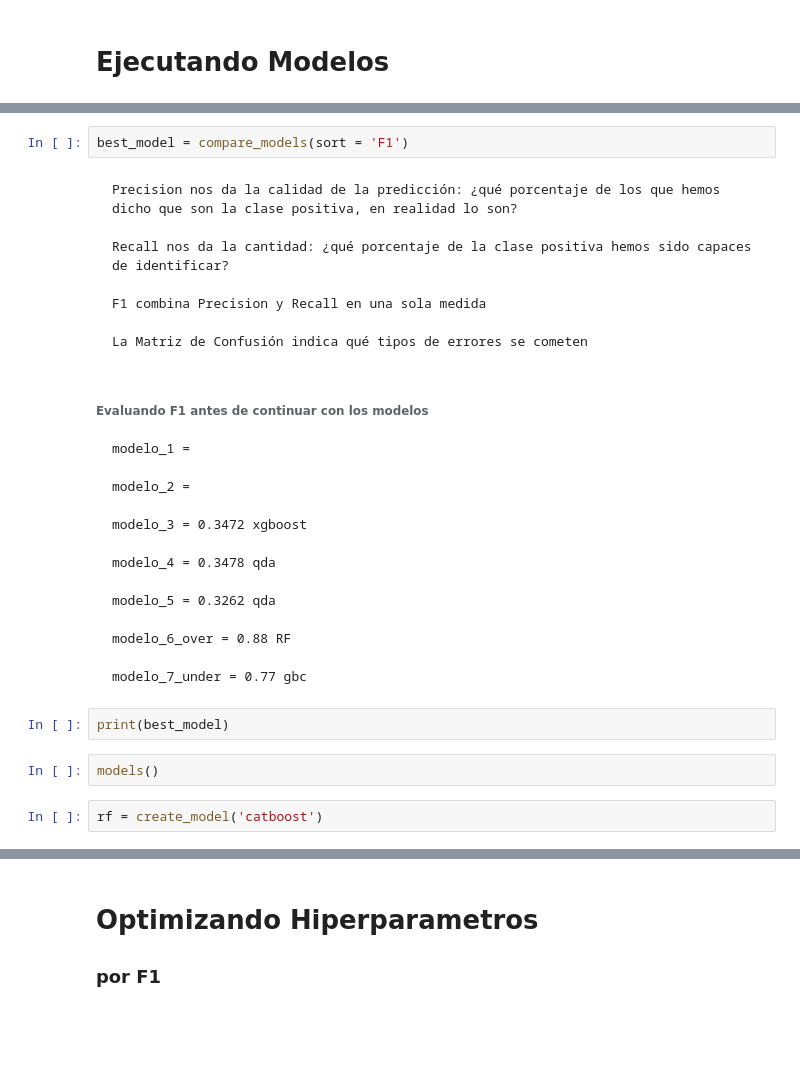
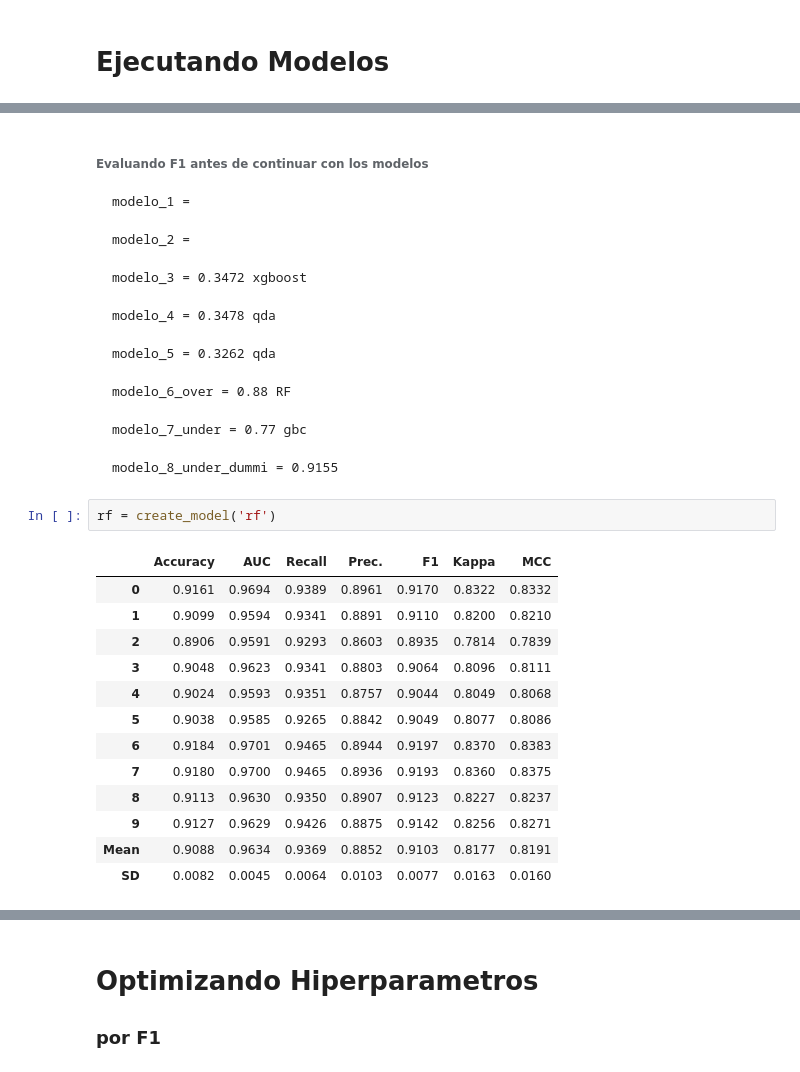
Before and after one commit to leobrandoon/marketing_datascience_binario, a Jupyter notebook: problema_mtk_lego.ipynb, the cells around one changed output, grey strips where cells are left out. Saved outputs shown, nothing was run; the diff lists cells and outputs as text; blank space fills up the shorter version.

```diff
--- a/problema_mtk_lego.ipynb
+++ b/problema_mtk_lego.ipynb
@@ -282,13 +457,3 @@ clf1 = setup(data = df_prep,
-# %%
-best_model = compare_models(sort = 'F1')
-# %% [markdown]
-    Precision nos da la calidad de la predicción: ¿qué porcentaje de los que hemos dicho que son la clase positiva, en realidad lo son?
-
-    Recall nos da la cantidad: ¿qué porcentaje de la clase positiva hemos sido capaces de identificar?
-
-    F1 combina Precision y Recall en una sola medida
-
-    La Matriz de Confusión indica qué tipos de errores se cometen
 # %% [markdown]
 ###### Evaluando F1 antes de continuar con los modelos
 
@@ -305,9 +470,21 @@ best_model = compare_models(sort = 'F1')
     modelo_6_over = 0.88 RF
 
     modelo_7_under = 0.77 gbc
+
+    modelo_8_under_dummi = 0.9155
-# %%
-print(best_model)
-# %%
-models()
 # %%
-rf = create_model('catboost')
+rf = create_model('rf')
+# %% [output]
+|  | Accuracy | AUC | Recall | Prec. | F1 | Kappa | MCC |
+| 0 | 0.9161 | 0.9694 | 0.9389 | 0.8961 | 0.9170 | 0.8322 | 0.8332 |
+| 1 | 0.9099 | 0.9594 | 0.9341 | 0.8891 | 0.9110 | 0.8200 | 0.8210 |
+| 2 | 0.8906 | 0.9591 | 0.9293 | 0.8603 | 0.8935 | 0.7814 | 0.7839 |
+| 3 | 0.9048 | 0.9623 | 0.9341 | 0.8803 | 0.9064 | 0.8096 | 0.8111 |
+| 4 | 0.9024 | 0.9593 | 0.9351 | 0.8757 | 0.9044 | 0.8049 | 0.8068 |
+| 5 | 0.9038 | 0.9585 | 0.9265 | 0.8842 | 0.9049 | 0.8077 | 0.8086 |
+| 6 | 0.9184 | 0.9701 | 0.9465 | 0.8944 | 0.9197 | 0.8370 | 0.8383 |
+| 7 | 0.9180 | 0.9700 | 0.9465 | 0.8936 | 0.9193 | 0.8360 | 0.8375 |
+| 8 | 0.9113 | 0.9630 | 0.9350 | 0.8907 | 0.9123 | 0.8227 | 0.8237 |
+| 9 | 0.9127 | 0.9629 | 0.9426 | 0.8875 | 0.9142 | 0.8256 | 0.8271 |
+| Mean | 0.9088 | 0.9634 | 0.9369 | 0.8852 | 0.9103 | 0.8177 | 0.8191 |
+| SD | 0.0082 | 0.0045 | 0.0064 | 0.0103 | 0.0077 | 0.0163 | 0.0160 |
```
Also changed, not shown: parts of 54 cells of this notebook.
